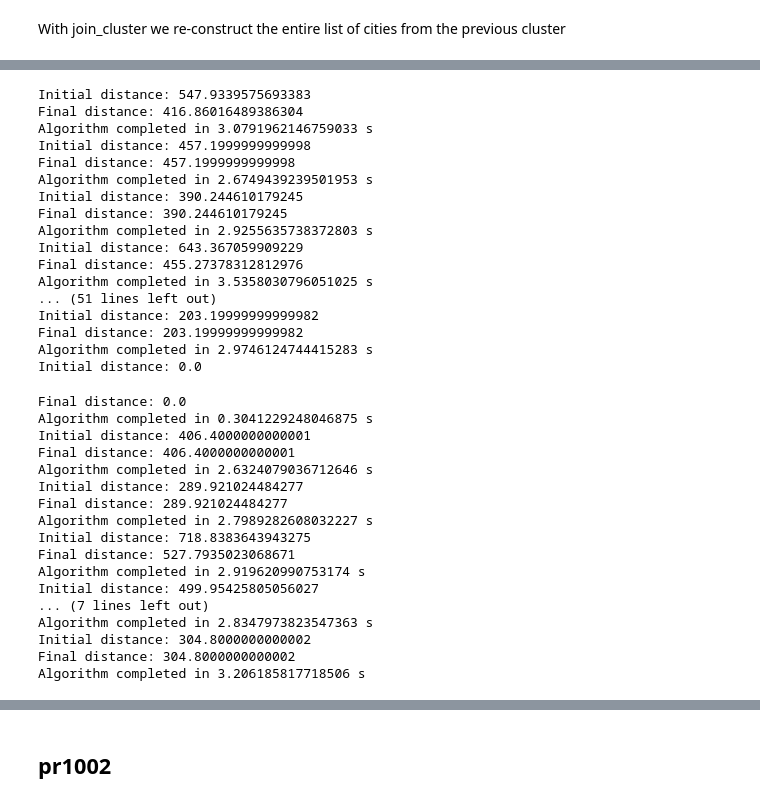
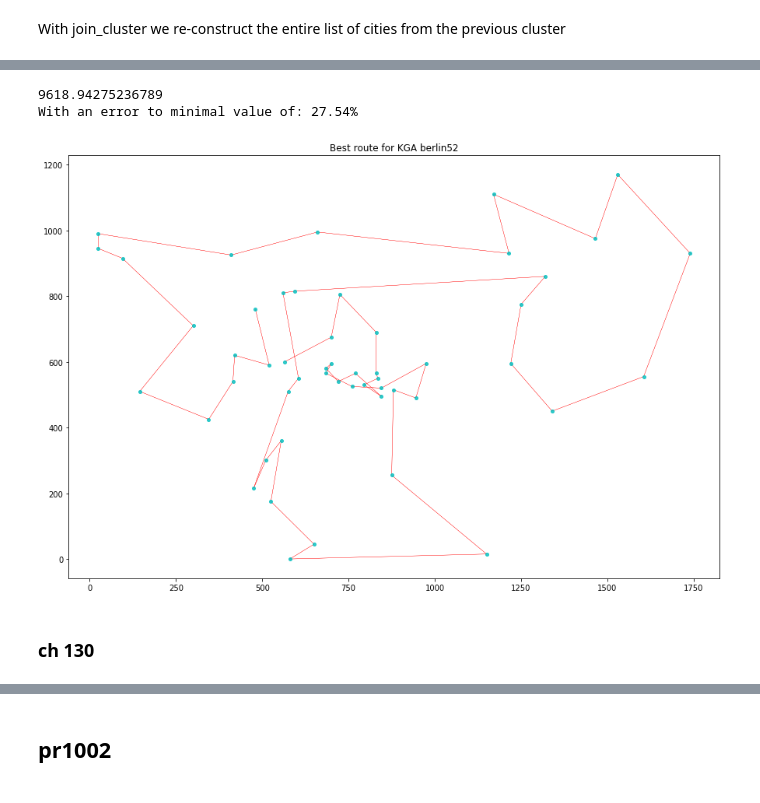
Before and after one commit to DBertazioli/Ant-Q-KGA, a Jupyter notebook: genomic/extended_try.ipynb, the cells around one changed output, grey strips where cells are left out. Drawn from its saved outputs; the diff is of its cells as text; code cells hidden in the pictures.

```diff
--- a/genomic/extended_try.ipynb
+++ b/genomic/extended_try.ipynb
@@ -618,10 +631,10 @@ plot(df_dj38, clu_start, 'dj38 KGA')
 # %%
-clustering = KMeans(n_clusters = 30, n_init = 100).fit(df_d198)
+clustering = KMeans(n_clusters = 3, n_init = 100).fit(df_berlin52)
 results = clustering.labels_
 centroid_df = pd.DataFrame(clustering.cluster_centers_)
 centroids = []
 centroids = list(range(len(centroid_df)))
 d_matrixCentroid = dist_matrix(centroid_df)
-d_matrix = dist_matrix(df_d198)
-centroids
+d_matrix = dist_matrix(df_berlin52)
+1/routeFitness(centroids, d_matrixCentroid)
 # %% [output]
@@ -725,5 +657,6 @@ obj1
 # %%
-Clusterd198 =  KGA(obj1,
+start = time.time()
+Clusterberlin52 = KGA(obj1,
                   dm = d_matrix,
                   popSize=100,
                   selection='roulette-wheel',
@@ -731,38 +664,5 @@ Clusterd198 =  KGA(obj1,
                   mutation_r=0.01,
                   n_of_gen=100,
                   plot = False)
+end = time.time()
+time_ex = end-start
-# %% [output]
-Initial distance: 547.9339575693383
-Final distance: 416.86016489386304
-Algorithm completed in 3.0791962146759033 s
-Initial distance: 457.1999999999998
-Final distance: 457.1999999999998
-Algorithm completed in 2.6749439239501953 s
-Initial distance: 390.244610179245
-Final distance: 390.244610179245
-Algorithm completed in 2.9255635738372803 s
-Initial distance: 643.367059909229
-Final distance: 455.27378312812976
-Algorithm completed in 3.5358030796051025 s
-... (51 lines left out)
-Initial distance: 203.19999999999982
-Final distance: 203.19999999999982
-Algorithm completed in 2.9746124744415283 s
-Initial distance: 0.0
-Final distance: 0.0
-Algorithm completed in 0.3041229248046875 s
-Initial distance: 406.4000000000001
-Final distance: 406.4000000000001
-Algorithm completed in 2.6324079036712646 s
-Initial distance: 289.921024484277
-Final distance: 289.921024484277
-Algorithm completed in 2.7989282608032227 s
-Initial distance: 718.8383643943275
-Final distance: 527.7935023068671
-Algorithm completed in 2.919620990753174 s
-Initial distance: 499.95425805056027
-... (7 lines left out)
-Algorithm completed in 2.8347973823547363 s
-Initial distance: 304.8000000000002
-Final distance: 304.8000000000002
-Algorithm completed in 3.206185817718506 s
@@ -770,0 +669,24 @@ Clusterdj38
+# %%
+clu_start = Clusterberlin52[0]
+for i in range(1,len(Clusterberlin52)):
+    clu_start = join_cluster(clu_start,Clusterberlin52[i], d_matrix)
+
+dist = 1/routeFitness(clu_start, d_matrix)
+
+errp = errPerc(bestKnown_tsp['berlin52'], dist, 2)
+print(dist)
+print('With an error to minimal value of: {}%'.format(errp))
+list_dist.append(dist)
+list_time.append(time_ex)
+list_route.append(clu_start)
+list_errp.append(errp)
+# %% [output]
+9618.94275236789
+With an error to minimal value of: 27.54%
+# %%
+rcParams['figure.figsize'] = 15,10
+plot(df_berlin52, clu_start, 'KGA berlin52', save = True)
+# %% [output]
+[figure, added]
+# %% [markdown]
+### ch 130
```
Also changed, not shown: parts of 59 cells of this notebook, 5 other files.
